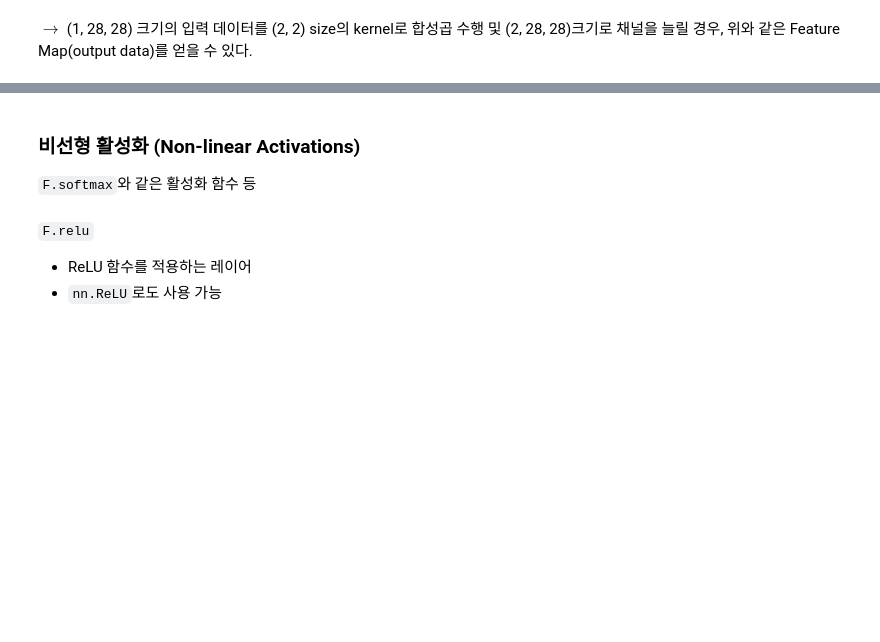
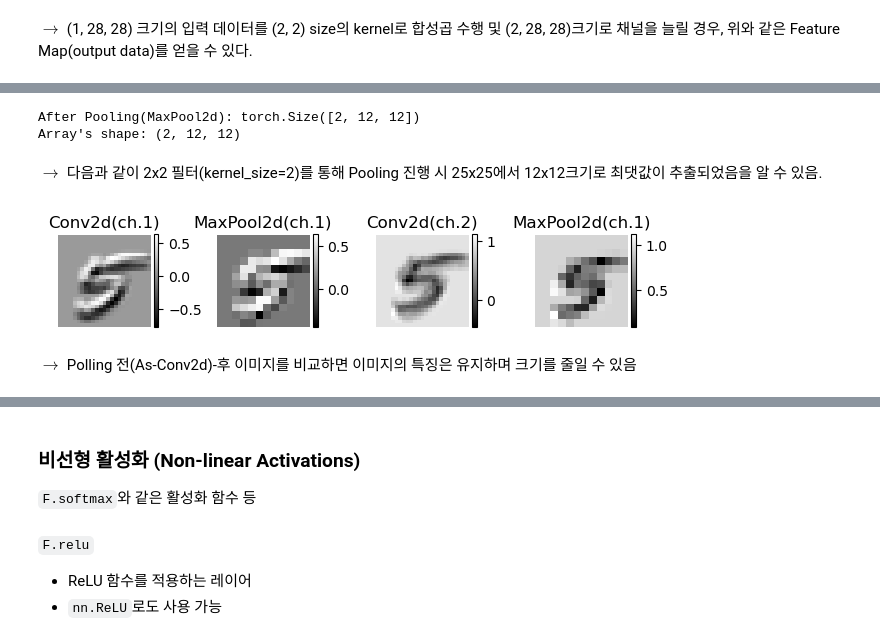
Before and after one commit to BbingZzing/LearnDeepLearning, a Jupyter notebook: Pytorch/파이토치(PyTorch) 한번에 끝내기.ipynb, the cells around one changed output, grey strips where cells are left out. Saved outputs shown, nothing was run; the diff lists cells and outputs as text; code cells hidden in the pictures; blank space fills up the shorter version.

```diff
--- a/Pytorch/파이토치(PyTorch) 한번에 끝내기.ipynb
+++ b/Pytorch/파이토치(PyTorch) 한번에 끝내기.ipynb
@@ -1624,0 +1650,54 @@ $\rightarrow$ (1, 28, 28) 크기의 입력 데이터를 (2, 2) size의 kernel로
+# %%
+### nn.functional 패키지의 max_pool2d 사용 방법
+# nn.MaxPool2d와 달리 객체 선언 과정이 없음
+
+# functional 패키지 불러오기
+import torch.nn.functional as F
+# 풀링 진행
+pool = F.max_pool2d(output, kernel_size=2)
+print(f"After Pooling(MaxPool2d): {pool.shape}")
+# requires_grad=True인 경우 해제
+if output.requires_grad:
+    with torch.no_grad():
+        print(f"Array's shape: {pool.numpy().shape}")
+else:
+    print(f"Array's shape: {pool.numpy().shape}")
+# %% [output]
+After Pooling(MaxPool2d): torch.Size([2, 12, 12])
+Array's shape: (2, 12, 12)
+# %% [markdown]
+$\rightarrow$ 다음과 같이 2x2 필터(kernel_size=2)를 통해 Pooling 진행 시 25x25에서 12x12크기로 최댓값이 추출되었음을 알 수 있음.
+# %%
+# Pooling 전후의 이미지 비교
+fig, axis = plt.subplots(ncols=4, nrows=1)
+# 2D 합성곱을 통과한 이미지 출력(ch.1)
+im1 = axis[0].imshow(output.detach()[0], cmap='gray')
+axis[0].set_title("Conv2d(ch.1)")
+axis[0].axis("off")
+fig.colorbar(im1, ax=axis[0], fraction=0.046, pad=0.04)  # 컬러바 추가
+
+# 풀링을 적용한 이미지 출력(ch.1)
+im2 = axis[1].imshow(pool.detach()[0], cmap='gray')
+axis[1].set_title("MaxPool2d(ch.1)")
+axis[1].axis("off")
+fig.colorbar(im2, ax=axis[1], fraction=0.046, pad=0.04)  # 컬러바 추가
+
+
+# 2D 합성곱을 통과한 이미지 출력(ch.2)
+im3 = axis[2].imshow(output.detach()[1], cmap='gray')
+axis[2].set_title("Conv2d(ch.2)")
+axis[2].axis("off")
+fig.colorbar(im3, ax=axis[2], fraction=0.046, pad=0.04)  # 컬러바 추가
+
+# 풀링을 적용한 이미지 출력(ch.2)
+im4 = axis[3].imshow(pool.detach()[1], cmap='gray')
+axis[3].set_title("MaxPool2d(ch.1)")
+axis[3].axis("off")
+fig.colorbar(im4, ax=axis[3], fraction=0.046, pad=0.04)  # 컬러바 추가
+
+plt.tight_layout()
+plt.show()
+# %% [output]
+[figure, added]
+# %% [markdown]
+$\rightarrow$ Polling 전(As-Conv2d)-후 이미지를 비교하면 이미지의 특징은 유지하며 크기를 줄일 수 있음
```
Also changed, not shown: parts of 19 cells of this notebook.
